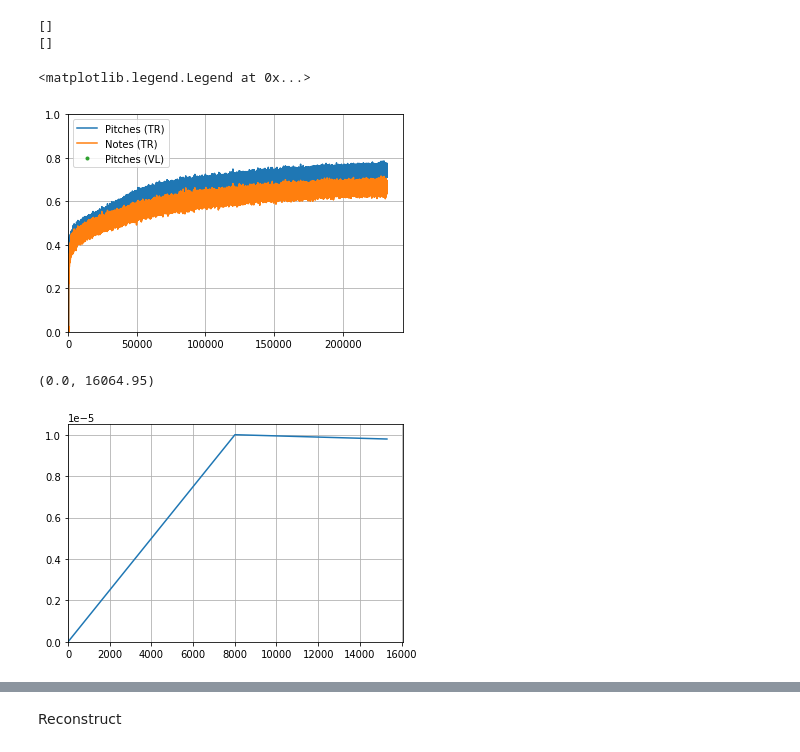
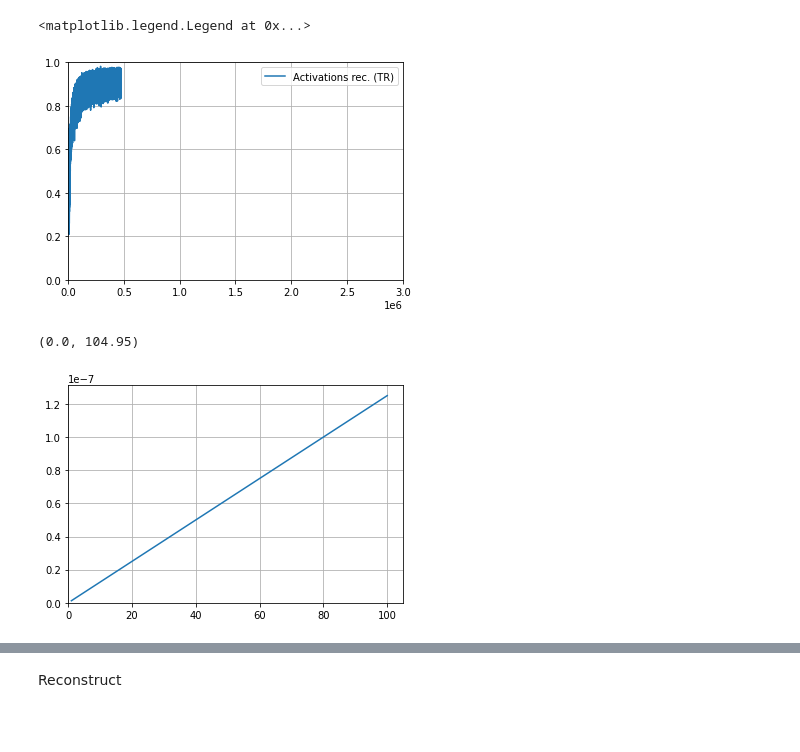
Before and after one commit to EmanueleCosenza/polyphemus, a Jupyter notebook: plot.ipynb, the cells around one changed output, grey strips where cells are left out. Saved outputs shown, nothing was run; the diff lists cells and outputs as text; code cells hidden in the pictures; blank space fills up the shorter version.

```diff
--- a/plot.ipynb
+++ b/plot.ipynb
@@ -4,7 +4,7 @@ from matplotlib import pyplot as plt
 
 #checkpoint = torch.load('models/just_pitches_no_drums_warmup2')
 #checkpoint = torch.load('models/multibar/checkpoint', map_location='cpu')
-checkpoint = torch.load('models/2barsCNN/checkpoint', map_location='cpu')
+checkpoint = torch.load('models/2barsEDGE/checkpoint', map_location='cpu')
 # %%
 tr_losses = checkpoint['tr_losses']
 print(checkpoint['tot_batches'])
@@ -41,33 +43,35 @@ plt.legend()
 # %%
 tr_accs = checkpoint['tr_accuracies']
 #plt.plot(range(1, len(tr_accs['acts_acc'])+1), tr_accs['acts_acc'], label='Activations acc. (TR)')
 #plt.plot(range(1, len(tr_accs['acts_precision'])+1), tr_accs['acts_precision'], label='Activations prec. (TR)')
-#plt.plot(range(1, len(tr_accs['acts_recall'])+1), tr_accs['acts_recall'], label='Activations rec. (TR)')
+plt.plot(range(1, len(tr_accs['acts_recall'])+1), tr_accs['acts_recall'], label='Activations rec. (TR)')
 #plt.plot(range(1, len(tr_accs['acts_f1'])+1), tr_accs['acts_f1'], label='Activations F1 (TR)')
-plt.plot(range(1, len(tr_accs['pitches'])+1), tr_accs['pitches'], label='Pitches (TR)')
+#plt.plot(range(1, len(tr_accs['pitches'])+1), tr_accs['pitches'], label='Pitches (TR)')
+#plt.plot(range(1, len(tr_accs['pitches_drums'])+1), tr_accs['pitches_drums'], label='Pitches drums (TR)')
+#plt.plot(range(1, len(tr_accs['pitches_non_drums'])+1), tr_accs['pitches_non_drums'], label='Pitches non drums (TR)')
 #plt.plot(range(1, len(tr_accs['dur'])+1), tr_accs['dur'], label='Durations (TR)')
-plt.plot(range(1, len(tr_accs['notes'])+1), tr_accs['notes'], label='Notes (TR)')
+#plt.plot(range(1, len(tr_accs['notes'])+1), tr_accs['notes'], label='Notes (TR)')
 
 val_accs = checkpoint['val_accuracies']
-#plt.plot(range(1+eval_every, len(tr_accs['acts_acc'])+1, eval_every), val_accs['acts_acc'], label='Activations (VL)')
-#plt.plot(range(1+eval_every, len(tr_accs['acts_precision'])+1, eval_every), val_accs['acts_precision'], label='Activations (VL)')
-plt.plot(range(1+eval_every, len(tr_accs['pitches'])+1, eval_every), val_accs['pitches'], '.', label='Pitches (VL)')
-#plt.plot(range(1+eval_every, len(tr_accs['dur'])+1, eval_every), val_accs['dur'], label='Durations (VL)')
-#plt.plot(range(1+eval_every, len(tr_accs['notes'])+1, eval_every), val_accs['notes'], label='Notes (VL)')
-print(val_accs['pitches'])
-print(val_accs['dur'])
+#plt.plot(range(eval_every, len(tr_accs['acts_acc'])+1, eval_every), val_accs['acts_acc'], label='Activations (VL)')
+#plt.plot(range(eval_every, len(tr_accs['acts_precision'])+1, eval_every), val_accs['acts_precision'], label='Activations (VL)')
+#plt.plot(range(eval_every, len(tr_accs['pitches'])+1, eval_every), val_accs['pitches'], '.', label='Pitches (VL)')
+#plt.plot(range(eval_every, len(tr_accs['pitches_drums'])+1, eval_every), val_accs['pitches_drums'], label='Pitches drums (VL)')
+#plt.plot(range(eval_every, len(tr_accs['dur'])+1, eval_every), val_accs['dur'], label='Durations (VL)')
+#plt.plot(range(eval_every, len(tr_accs['notes'])+1, eval_every), val_accs['notes'], label='Notes (VL)')
+#print(val_accs['pitches'])
+#print(val_accs['dur'])
 
 
 plt.grid()
 plt.xlim(0)
 plt.ylim(0, 1)
-#plt.xlim(0, 1000000)
+
+plt.xlim(0, 3000000)
 plt.legend()
 # %% [output]
-[]
-[]
+<matplotlib.legend.Legend at 0x...>
-<matplotlib.legend.Legend at 0x...>
-[figure, old version]
+[figure, new version]
 # %%
 lrs = checkpoint['lrs']
 plt.plot(range(1, len(lrs)+1), lrs, label='Lr')
@@ -75,5 +79,5 @@ plt.grid()
 plt.ylim(0)
 plt.xlim(0)
 # %% [output]
-(0.0, 16064.95)
+(0.0, 104.95)
-[figure, old version]
+[figure, new version]
```
Also changed, not shown: parts of 26 cells of this notebook.
